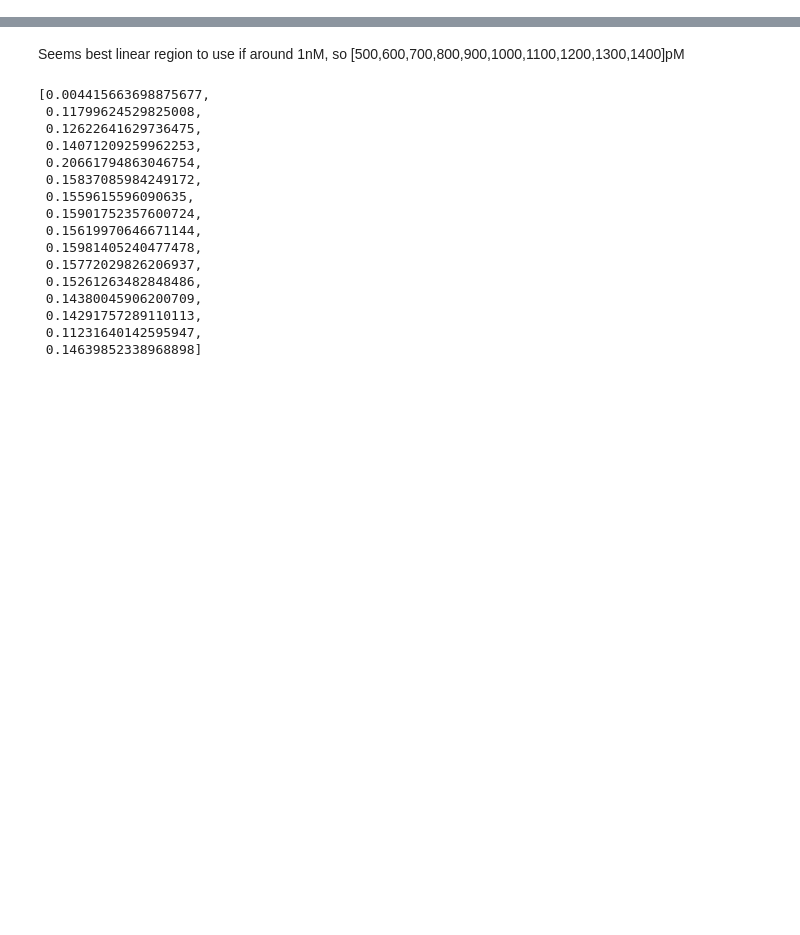
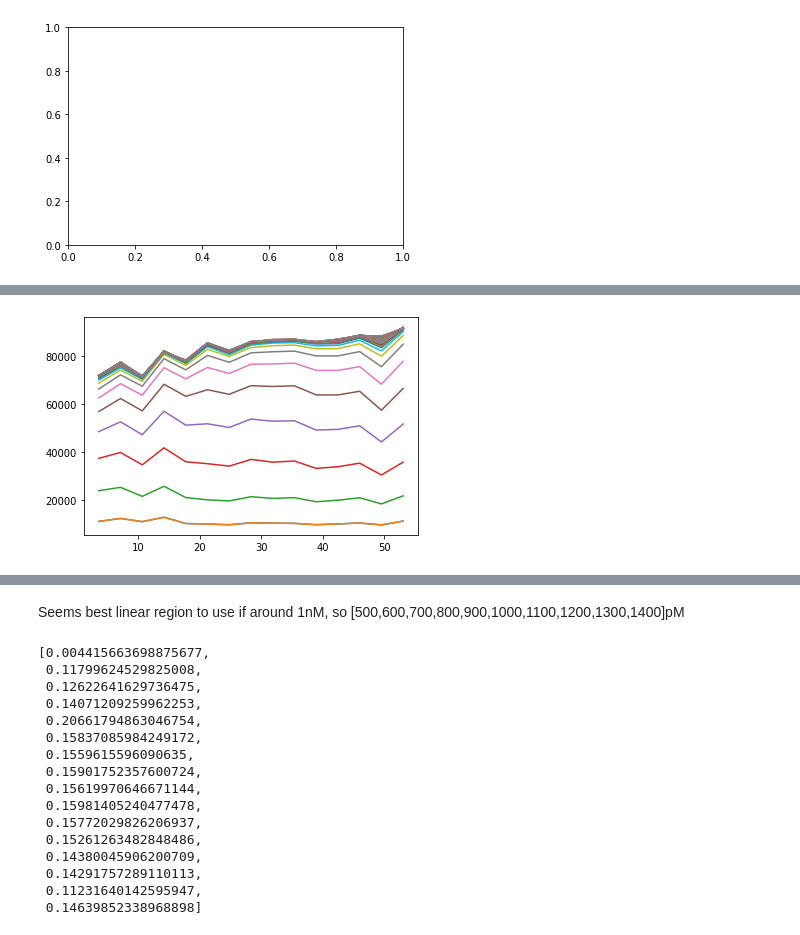
Before and after one commit to brendanhuo/IIB_project, a Jupyter notebook: 2022_2_27_FQCasCleavage_ssDNA_target_titration.ipynb, the cells around one changed output, grey strips where cells are left out. Saved outputs shown, nothing was run; the diff lists cells and outputs as text; code cells hidden in the pictures; blank space fills up the shorter version.

```diff
--- a/2022_2_27_FQCasCleavage_ssDNA_target_titration.ipynb
+++ b/2022_2_27_FQCasCleavage_ssDNA_target_titration.ipynb
@@ -145,17 +189,18 @@ plt.xlabel('Concentration/pM');plt.ylabel('Fluorescence reading at end');plt.gri
 # %%
 import matplotlib.animation as ani
 from IPython.display import HTML
-concs = np.array([234.9,469.9,704.8,939.7,1174.6,1409.6,1644.5,1879.4,2114.4,2349.3,2584.2,2819.2,3054.1,3289,3523.9])/10
 def graphfunc(i):
     ax.cla()
-    x = concs
+    x = concs[1:]
     y = np.array(Trip_mean)[1:,i]
     error = np.array(Trip_std)[1:,i]
     ax.errorbar(x,y,yerr=error)
     plt.plot(x,y)
     # ax.title('Time = {}'.format(Time[i]))
 fig,ax = plt.subplots()
 animator = ani.FuncAnimation(fig, graphfunc, frames=57, interval = 200)
 # plt.xlabel('Concentration/pM');plt.ylabel('Fluorescence reading at end');plt.grid()
 plt.show()
 HTML(animator.to_html5_video())
+# %% [output]
+[figure, added]
@@ -161,0 +208 @@ HTML(animator.to_html5_video())
+[figure, added]
```
Also changed, not shown: parts of 14 cells of this notebook, 3 other files.
